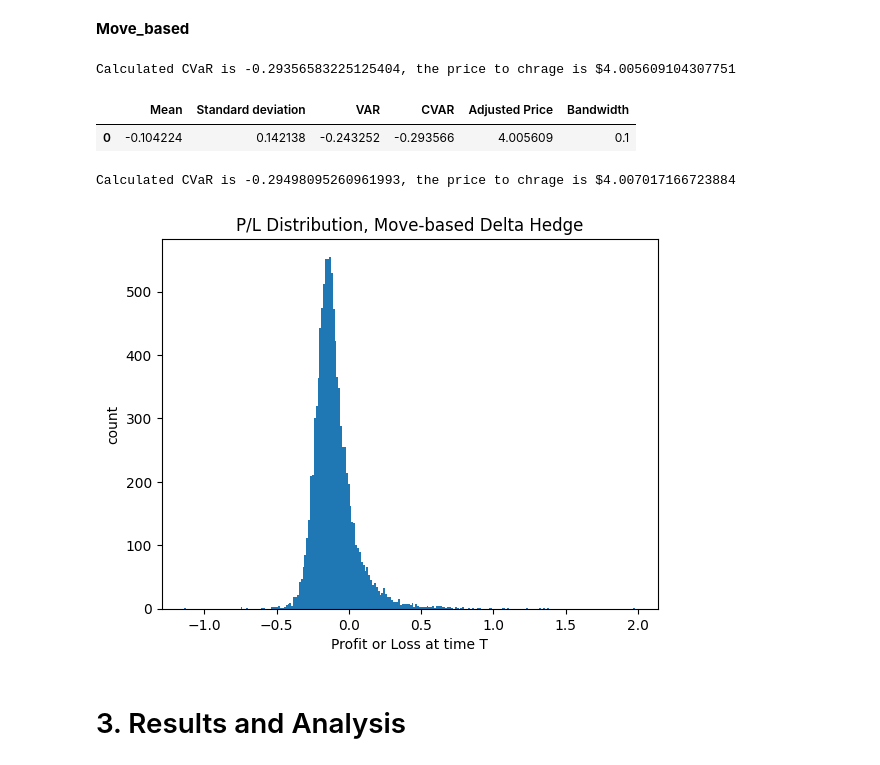
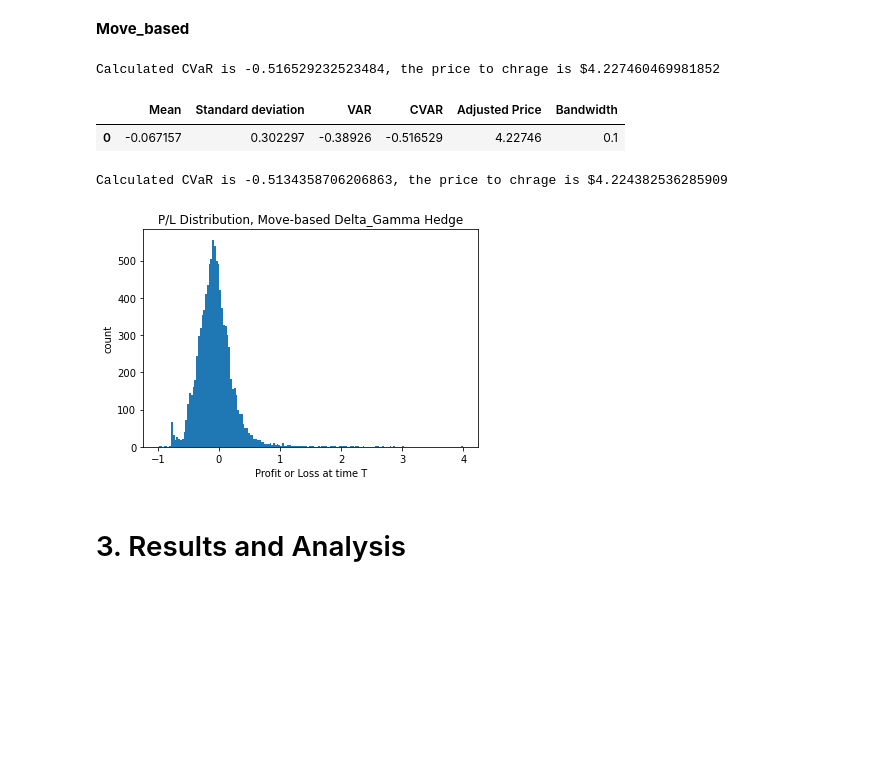
Before and after one commit to AvocadoFarmer/Stochastic-Option-Pricing, a Jupyter notebook: Discrete time Delta Gamma Hedging.ipynb, the cells around one changed output. Cells and saved outputs as stored; diff of their text form; code cells hidden in the pictures; blank space fills up the shorter version.

Commit message:
Updated rebalancing bands on Delta Gamma hedge

```diff
--- a/Discrete time Delta Gamma Hedging.ipynb
+++ b/Discrete time Delta Gamma Hedging.ipynb
@@ -277,7 +277,7 @@ def Delta_Gamma_hedging_Time(S0, Nsim, timestep, T, K, mu, sigma, r):
     results = pd.DataFrame({'Mean': mean_hedge, 'Standard deviation': std_hedge, 'VAR': VaR, 'CVAR': CVaR,'Adjusted Price': price_CVaR_Adjusted}, index=[0])
     return(M_array, results)
 
-def Delta_Gamma_hedging_Move(S0, Nsim, timestep, T, K, mu, sigma, r, bandwidth):
+def Delta_Gamma_hedging_Move_Deviation_based(S0, Nsim, timestep, T, K, mu, sigma, r, bandwidth):
     ub = np.full(Nsim, -0.01)
     lb = np.full(Nsim, -0.99)
 
@@ -302,8 +302,10 @@ def Delta_Gamma_hedging_Move(S0, Nsim, timestep, T, K, mu, sigma, r, bandwidth):
     M_move_based[:, 0] = BS.PutPrice(S0, T, K, sigma, r) - alpha[:, 0] * S0 - phi_equity * np.abs(alpha[:, 0])\
             - beta[:, 0] * O[:, 0] - phi_option * np.abs(beta[:, 0])
     # upper and lower bands are set around the delta of the put position
-    upper_band = DeltaP_move_based[:, 0] + bandwidth/2
-    lower_band = DeltaP_move_based[:, 0] - bandwidth/2
+    deviation_band = np.full(Nsim, bandwidth/2)
+    #deviation_band = bandwidth/2
+    '''upper_band = DeltaP_move_based[:, 0] + bandwidth/2
+    lower_band = DeltaP_move_based[:, 0] - bandwidth/2'''
     for i in range(1, timestep+1):
         temp_alpha = np.zeros((Nsim, 1))
         temp_beta = np.zeros((Nsim, 1))
@@ -317,25 +319,27 @@ def Delta_Gamma_hedging_Move(S0, Nsim, timestep, T, K, mu, sigma, r, bandwidth):
 
         temp_beta = GammaP_move_based[:, i]/GammaC_move_based[:, i]
         temp_alpha = DeltaP_move_based[:, i] - temp_beta*DeltaC_move_based[:, i]
+        temp_delta_portfolio = alpha[:, i-1] + beta[:, i-1]*DeltaC_move_based[:, i] # calculate the portfolio delta
+
+        deviation = np.abs(temp_delta_portfolio-DeltaP_move_based[:, i]) # track the deviation of portfolio delta from put option delta
+
         #locate the position of new delta
         out_ub = np.greater_equal(temp,ub)
         out_lb = np.less_equal(temp,lb)
-        out_uband = (1-out_ub)*(np.greater_equal(temp,upper_band))
-        out_lband = (1-out_lb)*(np.less_equal(temp,lower_band))
-        within_band = (np.greater(temp, lower_band))*(np.less(temp, upper_band))
+        out_band = (1-out_ub) * (1-out_lb) * np.greater_equal(deviation, deviation_band)
+        within_band = np.less(deviation, deviation_band)
         # adjust (or retain) alpha and beta holdings based on delta position
-        alpha[:, i] = alpha[:, i-1]*(within_band+out_ub+out_lb) + temp_alpha*(out_uband+out_lband)
-        beta[:, i] = beta[:, i-1]*(within_band+out_ub+out_lb) + temp_beta*(out_uband+out_lband)
-        upper_band = upper_band*(within_band+out_lb+out_ub) + (temp+bandwidth/2)*(out_uband+out_lband)
-        upper_band[np.where(out_ub)] = 0
-        upper_band[np.where(out_lb)] = -0.99
+        alpha[:, i] = alpha[:, i-1]*(within_band+out_ub+out_lb) + temp_alpha*(out_band)
+        beta[:, i] = beta[:, i-1]*(within_band+out_ub+out_lb) + temp_beta*(out_band)
+        deviation_band = np.full(Nsim, bandwidth/2)
+        deviation_band[np.where(out_ub)] = 0.005
+        deviation_band[np.where(out_lb)] = 0.005
 
-        lower_band = lower_band*(within_band+out_lb+out_ub) + (temp-bandwidth/2)*(out_uband+out_lband)
+        '''lower_band = lower_band*(within_band+out_lb+out_ub) + (temp-bandwidth/2)*(out_uband+out_lband)
         lower_band[np.where(out_ub)] = -0.01
-        lower_band[np.where(out_lb)] = -1
-
+        lower_band[np.where(out_lb)] = -1'''
         M_move_based[:, i] = M_move_based[:, i-1]*np.exp(r/365)*(within_band+out_ub+out_lb) +\
-            get_M(M_move_based[:, i-1], r, 1/365, temp_alpha, alpha[:, i-1], S[:, i], phi_equity,temp_beta,beta[:, i-1],O[:, i],phi_option)*(out_uband+out_lband)
+            get_M(M_move_based[:, i-1], r, 1/365, temp_alpha, alpha[:, i-1], S[:, i], phi_equity,temp_beta,beta[:, i-1],O[:, i],phi_option)*(out_band)
     # at maturity, liquidate the put and hedge position, pay the difference in strike and stock price if counterparty exercise
     M_move_based[:, -1] = M_move_based[:, -2] * np.exp(r/365) +\
             alpha[:, -2] * S[:, -1] - phi_equity * np.abs(alpha[:, -2]) \
@@ -379,19 +383,19 @@ Calculated CVaR is -0.3153325178313766, the price to chrage is $4.02726722809063
 # %% [markdown]
 **Move_based**
 # %%
-display(Delta_Gamma_hedging_Move(S0, Nsim, timestep, T, K, mu, sigma, r, 0.1)[1])
-M_array = Delta_Gamma_hedging_Move(S0, Nsim, timestep, T, K, mu, sigma, r, 0.1)[0]
+display(Delta_Gamma_hedging_Move_Deviation_based(S0, Nsim, timestep, T, K, mu, sigma, r, 0.1)[1])
+M_array = Delta_Gamma_hedging_Move_Deviation_based(S0, Nsim, timestep, T, K, mu, sigma, r, 0.1)[0]
 plt.hist(M_array, bins = "auto")
 plt.xlabel('Profit or Loss at time T')
 plt.ylabel('count')
 plt.title('P/L Distribution, Move-based Delta_Gamma Hedge')
 plt.savefig('Profit Distribition, Move-based Delta_Gamma Hedge.png')
 # %% [output]
-Calculated CVaR is -0.29356583225125404, the price to chrage is $4.005609104307751
+Calculated CVaR is -0.516529232523484, the price to chrage is $4.227460469981852
 |  | Mean | Standard deviation | VAR | CVAR | Adjusted Price | Bandwidth |
-| 0 | -0.104224 | 0.142138 | -0.243252 | -0.293566 | 4.005609 | 0.1 |
+| 0 | -0.067157 | 0.302297 | -0.38926 | -0.516529 | 4.22746 | 0.1 |
-Calculated CVaR is -0.29498095260961993, the price to chrage is $4.007017166723884
+Calculated CVaR is -0.5134358706206863, the price to chrage is $4.224382536285909
-[figure, old version]
+[figure, new version]
 # %% [markdown]
 # 3. Results and Analysis
 # %% [markdown]
```
Also changed, not shown: parts of 5 cells of this notebook.
